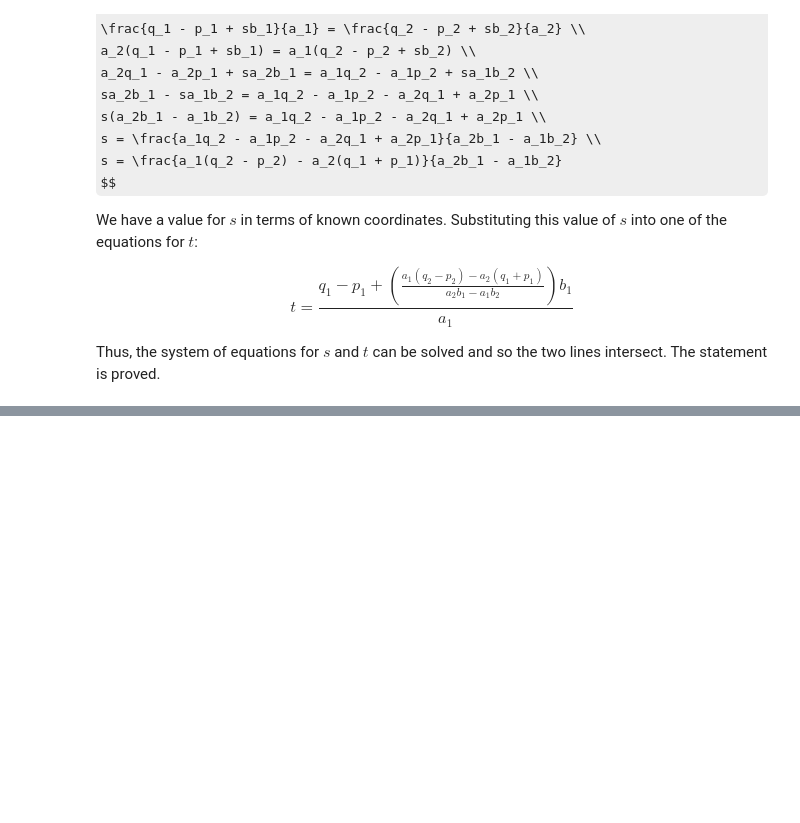
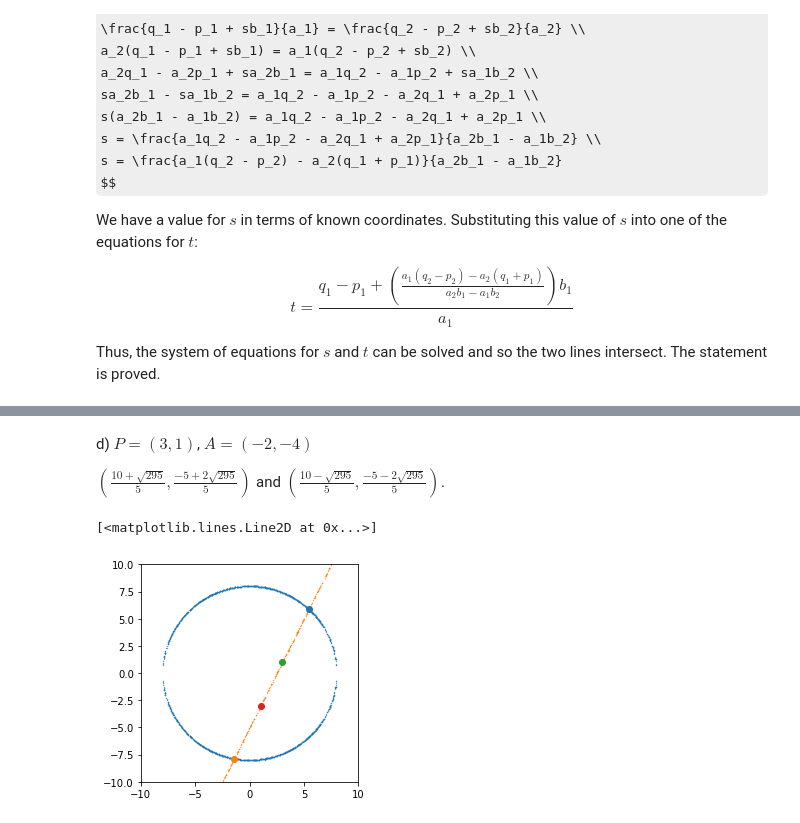
Before and after one commit to zackads/basic-mathematics, a Jupyter notebook: chapter-10-segments-rays-and-lines/3-lines.ipynb, the cells around one changed output, grey strips where cells are left out. Saved outputs shown, nothing was run; the diff lists cells and outputs as text; code cells hidden in the pictures; some formulas as TeX source; blank space fills up the shorter version.

```diff
--- a/chapter-10-segments-rays-and-lines/3-lines.ipynb
+++ b/chapter-10-segments-rays-and-lines/3-lines.ipynb
@@ -105,0 +233,26 @@ Thus, the system of equations for $s$ and $t$ can be solved and so the two lines
+# %% [markdown]
+d) $P = (3, 1)$, $A = (-2, -4)$
+
+$(\frac{10 + \sqrt{295}}{5}, \frac{-5 + 2\sqrt{295}}{5})$ and $(\frac{10 - \sqrt{295}}{5}, \frac{-5 - 2\sqrt{295}}{5})$.
+# %%
+# (d)
+C = circle(8)
+P = (3, 1)
+A = (-2, -4)
+L = line(P, A, upper=10, lower=-10)
+I_1 = ((10 + sqrt(295)) / 5, (-5 + 2 * sqrt(295)) / 5)
+I_2 = ((10 - sqrt(295)) / 5, (-5 - 2 * sqrt(295)) / 5)
+
+plt.gca().set_aspect('equal')
+plt.xlim([-10, 10])
+plt.ylim([-10, 10])
+
+plt.scatter(*zip(*C), s=0.1)
+plt.scatter(*zip(*L), s=0.1)
+plt.plot(*I_1, 'o')
+plt.plot(*I_2, 'o')
+plt.plot(*P, 'o')
+plt.plot(*add(P, A), 'o')
+# %% [output]
+[<matplotlib.lines.Line2D at 0x...>]
+[figure, added]
```
Also changed, not shown: parts of 7 cells of this notebook, 1 other file.
